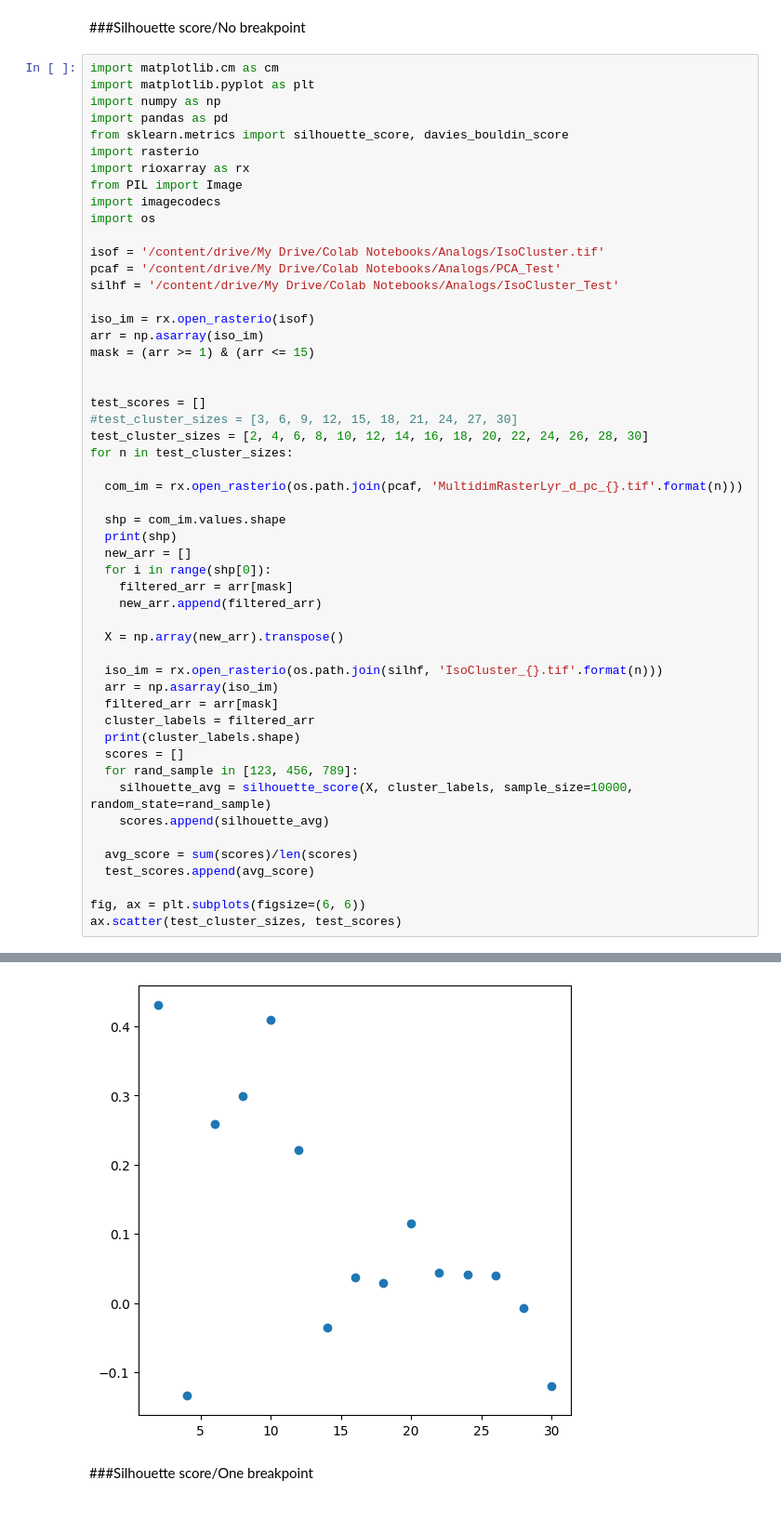
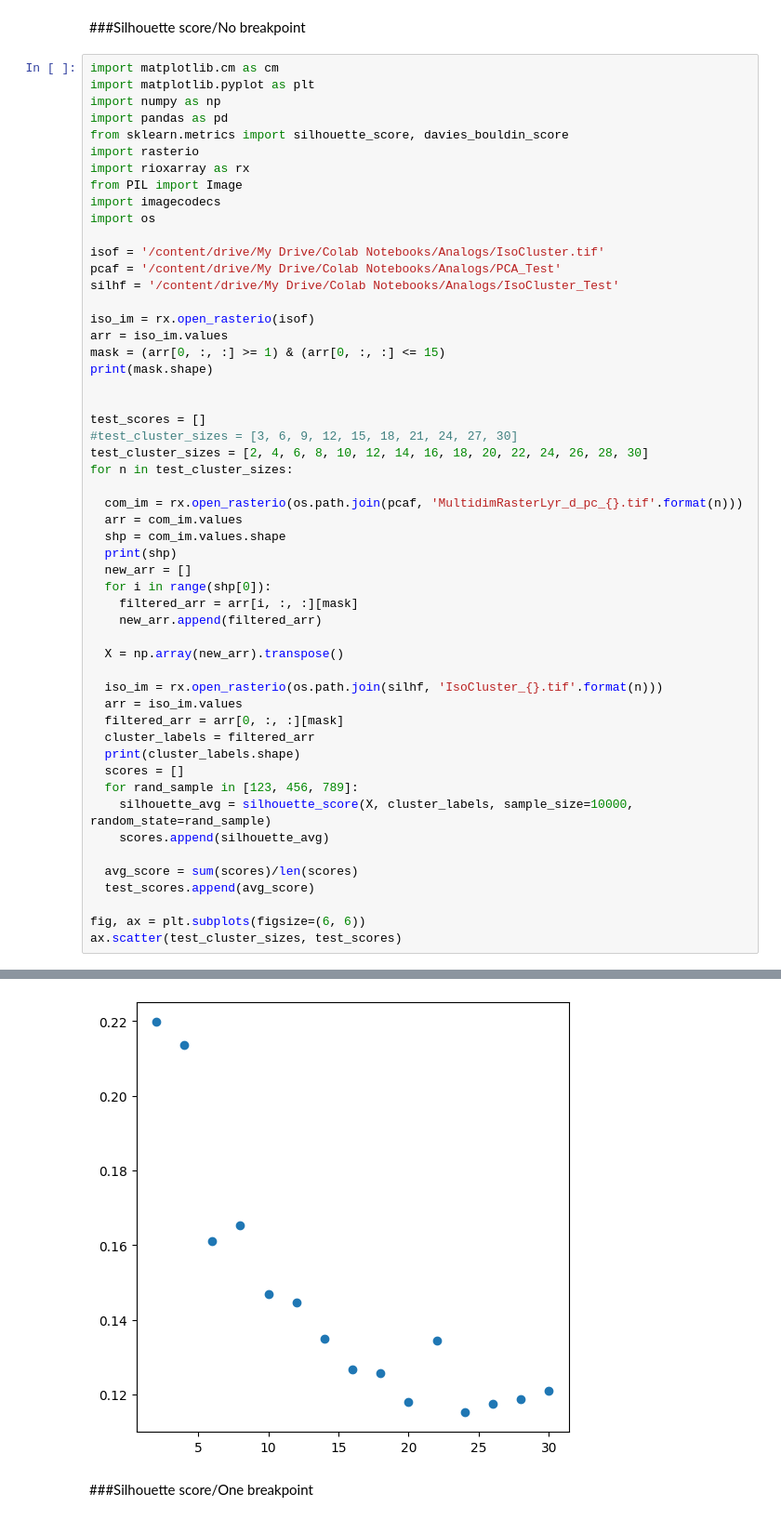
Before and after one commit to afullhart/climateanalogs, a Jupyter notebook: Figures/Score_1brkpt_TESTING.ipynb, the cells around one changed output, grey strips where cells are left out. Shown at 93% size. Drawn from its saved outputs; the diff is of its cells as text.

```diff
--- a/Figures/Score_1brkpt_TESTING.ipynb
+++ b/Figures/Score_1brkpt_TESTING.ipynb
@@ -224,8 +139,9 @@ pcaf = '/content/drive/My Drive/Colab Notebooks/Analogs/PCA_Test'
 silhf = '/content/drive/My Drive/Colab Notebooks/Analogs/IsoCluster_Test'
 
 iso_im = rx.open_rasterio(isof)
-arr = np.asarray(iso_im)
-mask = (arr >= 1) & (arr <= 15)
+arr = iso_im.values
+mask = (arr[0, :, :] >= 1) & (arr[0, :, :] <= 15)
+print(mask.shape)
 
 
 test_scores = []
@@ -234,19 +150,19 @@ test_cluster_sizes = [2, 4, 6, 8, 10, 12, 14, 16, 18, 20, 22, 24, 26, 28, 30]
 for n in test_cluster_sizes:
 
   com_im = rx.open_rasterio(os.path.join(pcaf, 'MultidimRasterLyr_d_pc_{}.tif'.format(n)))
-
+  arr = com_im.values
   shp = com_im.values.shape
   print(shp)
   new_arr = []
   for i in range(shp[0]):
-    filtered_arr = arr[mask]
+    filtered_arr = arr[i, :, :][mask]
     new_arr.append(filtered_arr)
 
   X = np.array(new_arr).transpose()
 
   iso_im = rx.open_rasterio(os.path.join(silhf, 'IsoCluster_{}.tif'.format(n)))
-  arr = np.asarray(iso_im)
-  filtered_arr = arr[mask]
+  arr = iso_im.values
+  filtered_arr = arr[0, :, :][mask]
   cluster_labels = filtered_arr
   print(cluster_labels.shape)
   scores = []
@@ -276,9 +192,9 @@ ax.scatter(test_cluster_sizes, test_scores)
 (13, 1281, 2042)
 (1623575,)
 (13, 1281, 2042)
 (1623575,)
 <matplotlib.collections.PathCollection at 0x...>
-[figure, old version]
+[figure, new version]
 # %% [markdown]
 ###Silhouette score/One breakpoint
 # %%
```
Also changed, not shown: parts of 11 cells of this notebook.
